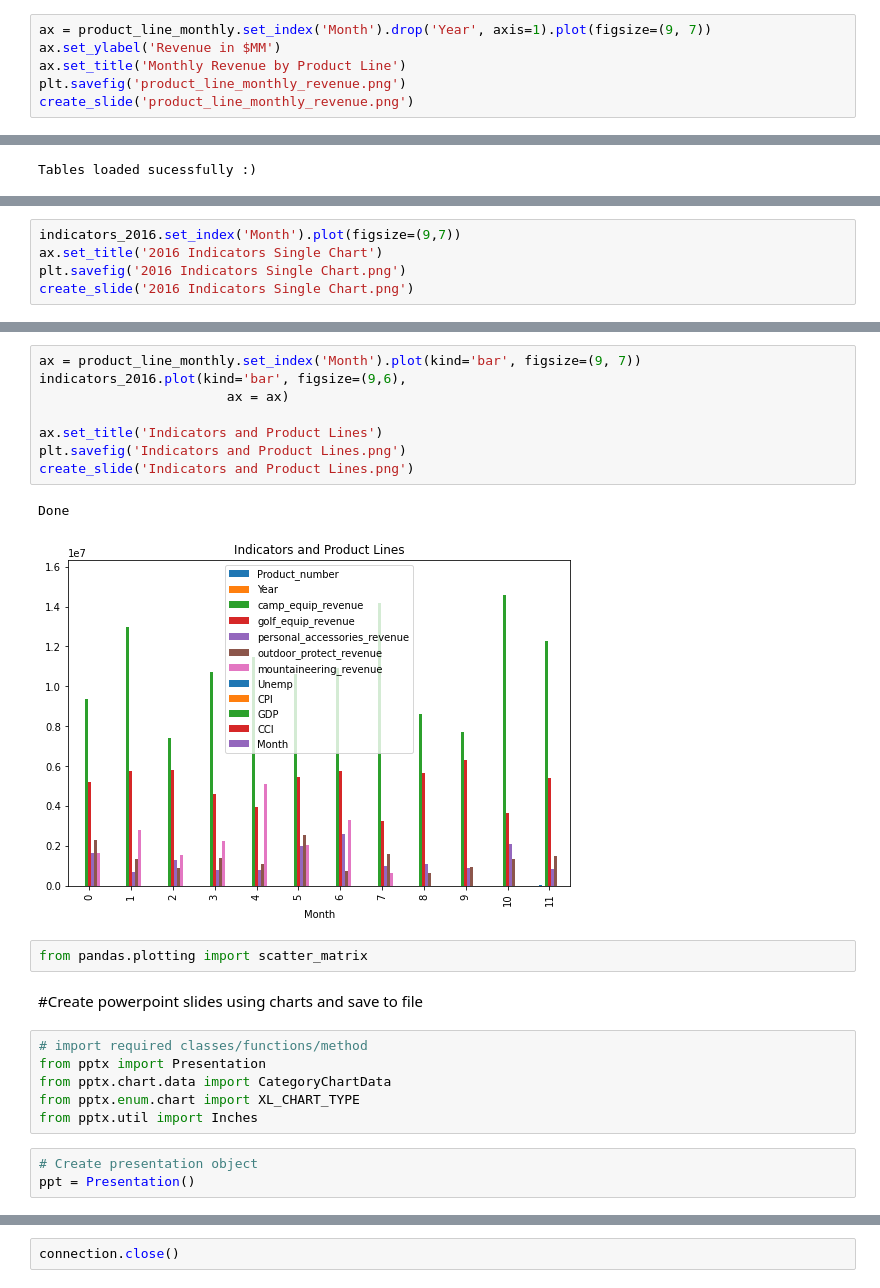
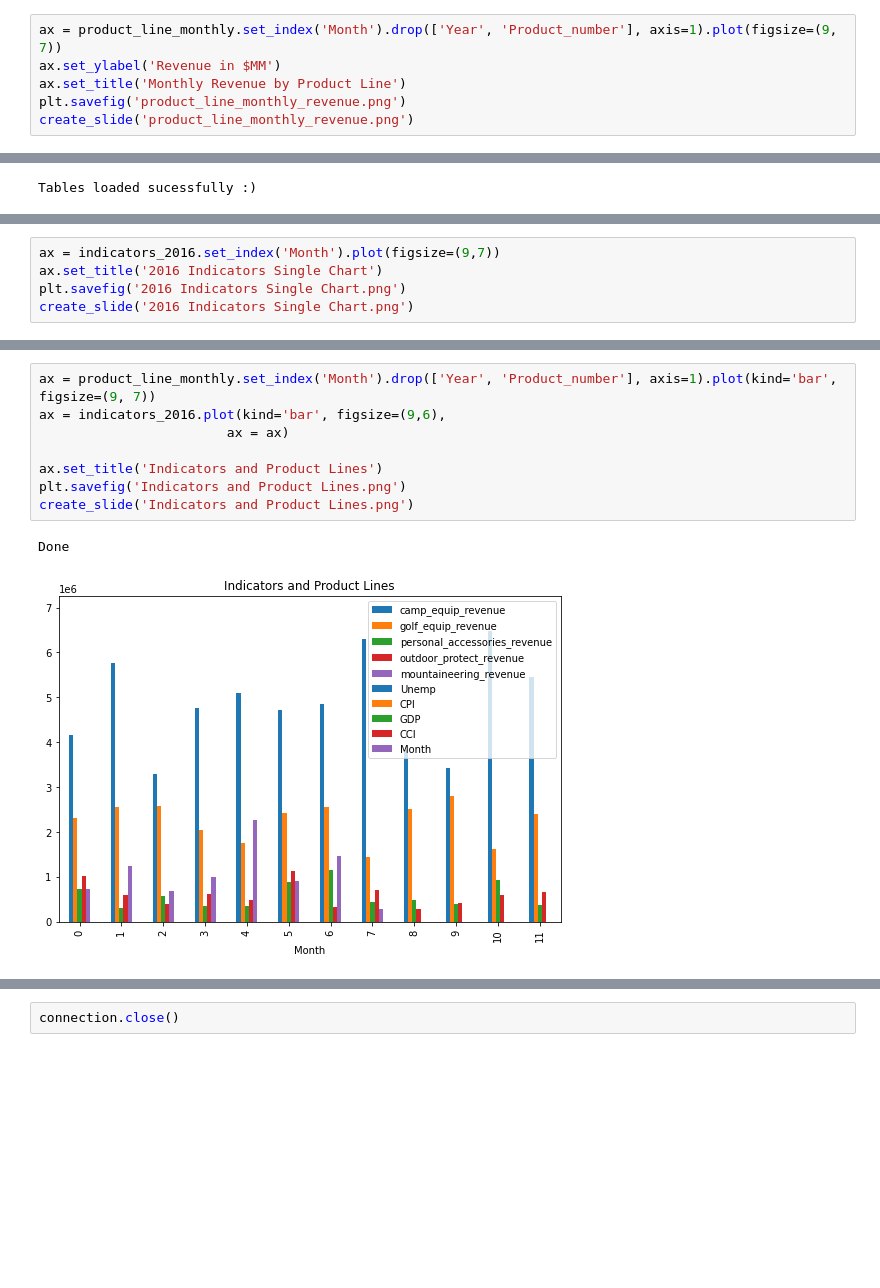
Before and after one commit to RenettaNelson/ADS-507---SQL-Data-Pipeline, a Jupyter notebook: ADS-507-01_group_3_wild_wonderful_sales.ipynb, the cells around one changed output, grey strips where cells are left out. Drawn from its saved outputs; the diff is of its cells as text; blank space fills up the shorter version.

```diff
--- a/ADS-507-01_group_3_wild_wonderful_sales.ipynb
+++ b/ADS-507-01_group_3_wild_wonderful_sales.ipynb
@@ -902,5 +907,5 @@ product_line_monthly
 # %%
-ax = product_line_monthly.set_index('Month').drop('Year', axis=1).plot(figsize=(9, 7))
+ax = product_line_monthly.set_index('Month').drop(['Year', 'Product_number'], axis=1).plot(figsize=(9, 7))
 ax.set_ylabel('Revenue in $MM')
 ax.set_title('Monthly Revenue by Product Line')
 plt.savefig('product_line_monthly_revenue.png')
@@ -1022,5 +1010,5 @@ Done
 # %%
-indicators_2016.set_index('Month').plot(figsize=(9,7))
+ax = indicators_2016.set_index('Month').plot(figsize=(9,7))
 ax.set_title('2016 Indicators Single Chart')
 plt.savefig('2016 Indicators Single Chart.png')
 create_slide('2016 Indicators Single Chart.png')
@@ -1030,24 +1018,11 @@ Done
 # %%
-ax = product_line_monthly.set_index('Month').plot(kind='bar', figsize=(9, 7))
-indicators_2016.plot(kind='bar', figsize=(9,6),
+ax = product_line_monthly.set_index('Month').drop(['Year', 'Product_number'], axis=1).plot(kind='bar', figsize=(9, 7))
+ax = indicators_2016.plot(kind='bar', figsize=(9,6),
                         ax = ax)
 
 ax.set_title('Indicators and Product Lines')
 plt.savefig('Indicators and Product Lines.png')
 create_slide('Indicators and Product Lines.png')
 # %% [output]
 Done
-[figure, old version]
+[figure, new version]
-# %%
-from pandas.plotting import scatter_matrix
-# %% [markdown]
-#Create powerpoint slides using charts and save to file
-# %%
-# import required classes/functions/method
-from pptx import Presentation
-from pptx.chart.data import CategoryChartData
-from pptx.enum.chart import XL_CHART_TYPE
-from pptx.util import Inches
-# %%
-# Create presentation object
-ppt = Presentation()
```
Also changed, not shown: parts of 40 cells of this notebook.
